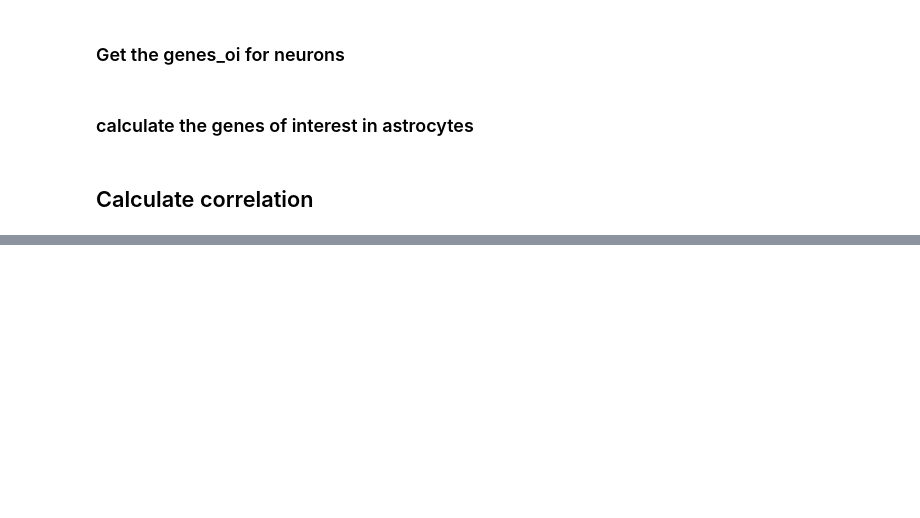
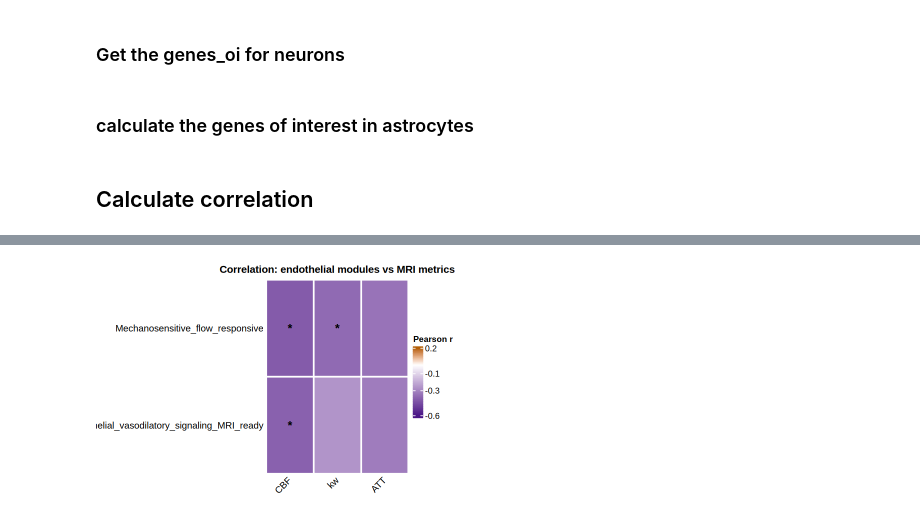
Before and after one commit to Knight-Initiative-for-Brain-Resilience/human-brain-vascular-atlas, a Jupyter notebook: Final_notebook/06.5.R_Capillary_transporter_correlation.ipynb, the cells around one changed output, grey strips where cells are left out. Saved outputs shown, nothing was run; the diff lists cells and outputs as text; code cells hidden in the pictures; blank space fills up the shorter version.

```diff
--- a/Final_notebook/06.5.R_Capillary_transporter_correlation.ipynb
+++ b/Final_notebook/06.5.R_Capillary_transporter_correlation.ipynb
@@ -538,0 +1471,86 @@ sessionInfo()
+# %%
+library(ComplexHeatmap)
+library(circlize)
+library(dplyr)
+library(tidyr)
+
+# ── 1. Subset and reshape to wide matrix ─────────────────────────────────────
+modules_to_plot <- c(
+  # "Vasoconstrictive_signaling_expanded",
+  "Mechanosensitive_flow_responsive",
+  "Endothelial_vasodilatory_signaling_MRI_ready"
+)
+
+res <- read.csv("./Results/Revision_2/Giuseppe/Endothelial_module_MRI_correlation_summary.csv")
+
+res_subset <- res %>%
+  filter(module %in% modules_to_plot) %>%
+  mutate(module = factor(module, levels = modules_to_plot))
+
+# Correlation matrix: rows = modules, cols = metrics
+mat_r <- res_subset %>%
+  select(module, metric, pearson_r) %>%
+  pivot_wider(names_from = metric, values_from = pearson_r) %>%
+  column_to_rownames("module") %>%
+  as.matrix()
+
+# Matching p-value matrix in the same shape
+mat_p <- res_subset %>%
+  select(module, metric, p) %>%
+  pivot_wider(names_from = metric, values_from = p) %>%
+  column_to_rownames("module") %>%
+  as.matrix()
+mat_p <- mat_p[rownames(mat_r), colnames(mat_r)]   # ensure alignment
+
+# ── 2. Significance asterisks ────────────────────────────────────────────────
+sig_label <- function(p) {
+  ifelse(is.na(p), "",
+  ifelse(p < 0.001, "***",
+  ifelse(p < 0.01,  "**",
+  ifelse(p < 0.05,  "*", ""))))
+}
+mat_sig <- matrix(sig_label(mat_p), nrow = nrow(mat_p),
+                  dimnames = dimnames(mat_p))
+
+# ── 3. Color: white → purple, diverging through white at 0 ──────────────────
+# Negative correlations dominate your data, so anchor the scale to actual range
+col_fun <- colorRamp2(
+  c(-0.6, 0, 0.2),
+  c("#4A1486", "white", "#B45F06")   # deep purple → white → warm accent
+)
+# If you'd rather have a single-hue (purple) sequential ramp showing |r|:
+# col_fun <- colorRamp2(c(0, 0.3, 0.6), c("white", "#BCBDDC", "#54278F"))
+# and feed abs(mat_r) instead of mat_r — but you'd lose sign info.
+
+# ── 4. Draw the heatmap ──────────────────────────────────────────────────────
+options(repr.plot.width = 6, repr.plot.height = 4)
+
+ht <- Heatmap(
+  mat_r,
+  name            = "Pearson r",
+  col             = col_fun,
+  rect_gp         = gpar(col = "white", lwd = 2),
+  cluster_rows    = FALSE,
+  cluster_columns = FALSE,
+  row_names_side  = "left",
+  column_names_side = "bottom",
+  column_names_rot  = 45,
+  row_names_gp    = gpar(fontsize = 11),
+  column_names_gp = gpar(fontsize = 11),
+  cell_fun = function(j, i, x, y, width, height, fill) {
+    grid.text(mat_sig[i, j], x, y,
+              gp = gpar(fontsize = 14, fontface = "bold",
+                        col = ifelse(abs(mat_r[i, j]) > 0.45, "white", "black")))
+  },
+  heatmap_legend_param = list(
+    title = "Pearson r",
+    at = c(-0.6, -0.3, -0.1, 0.2),
+    legend_height = unit(3, "cm")
+  ),
+  column_title = "Correlation: endothelial modules vs MRI metrics",
+  column_title_gp = gpar(fontsize = 12, fontface = "bold")
+)
+
+draw(ht, padding = unit(c(2, 10, 2, 2), "mm"))
+# %% [output]
+[figure, added]
```
Also changed, not shown: parts of 58 cells of this notebook, 18 other files.
